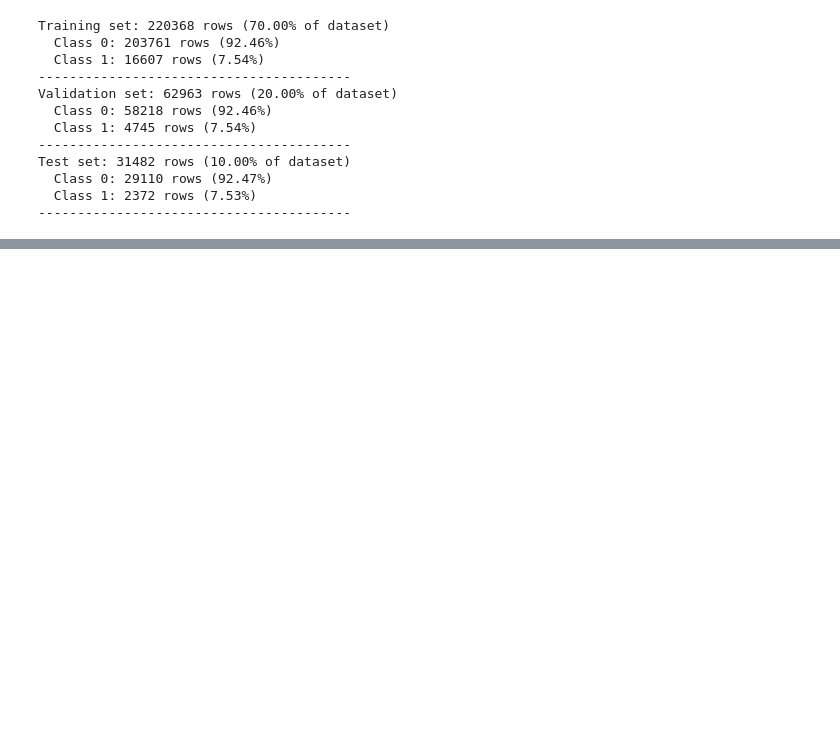
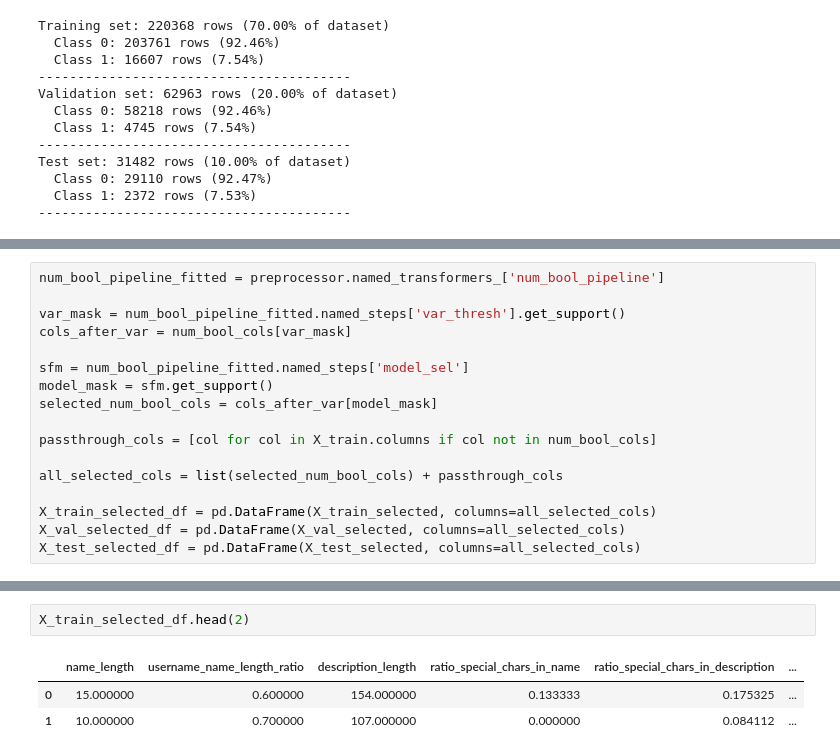
Before and after one commit to julwdo/NLP-project, a Jupyter notebook: NLP_Project_JW_Main.ipynb, the cells around one changed output, grey strips where cells are left out. Cells and saved outputs as stored; diff of their text form; blank space fills up the shorter version.

```diff
--- a/NLP_Project_JW_Main.ipynb
+++ b/NLP_Project_JW_Main.ipynb
@@ -267,0 +241,17 @@ len(kept_num_bool)
+# %%
+num_bool_pipeline_fitted = preprocessor.named_transformers_['num_bool_pipeline']
+
+var_mask = num_bool_pipeline_fitted.named_steps['var_thresh'].get_support()
+cols_after_var = num_bool_cols[var_mask]
+
+sfm = num_bool_pipeline_fitted.named_steps['model_sel']
+model_mask = sfm.get_support()
+selected_num_bool_cols = cols_after_var[model_mask]
+
+passthrough_cols = [col for col in X_train.columns if col not in num_bool_cols]
+
+all_selected_cols = list(selected_num_bool_cols) + passthrough_cols
+
+X_train_selected_df = pd.DataFrame(X_train_selected, columns=all_selected_cols)
+X_val_selected_df = pd.DataFrame(X_val_selected, columns=all_selected_cols)
+X_test_selected_df = pd.DataFrame(X_test_selected, columns=all_selected_cols)
@@ -267,0 +264,6 @@ len(kept_num_bool)
+# %%
+X_train_selected_df.head(2)
+# %% [output]
+|  | name_length | username_name_length_ratio | description_length | ratio_special_chars_in_name | ratio_special_chars_in_description | ... |
+| 0 | 15.000000 | 0.600000 | 154.000000 | 0.133333 | 0.175325 | ... |
+| 1 | 10.000000 | 0.700000 | 107.000000 | 0.000000 | 0.084112 | ... |
```
Also changed, not shown: parts of 27 cells of this notebook.
